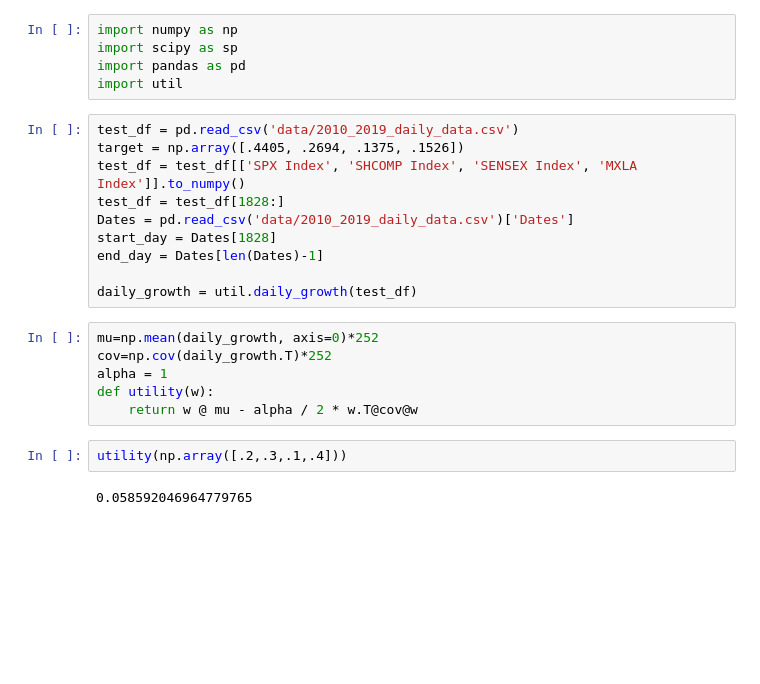
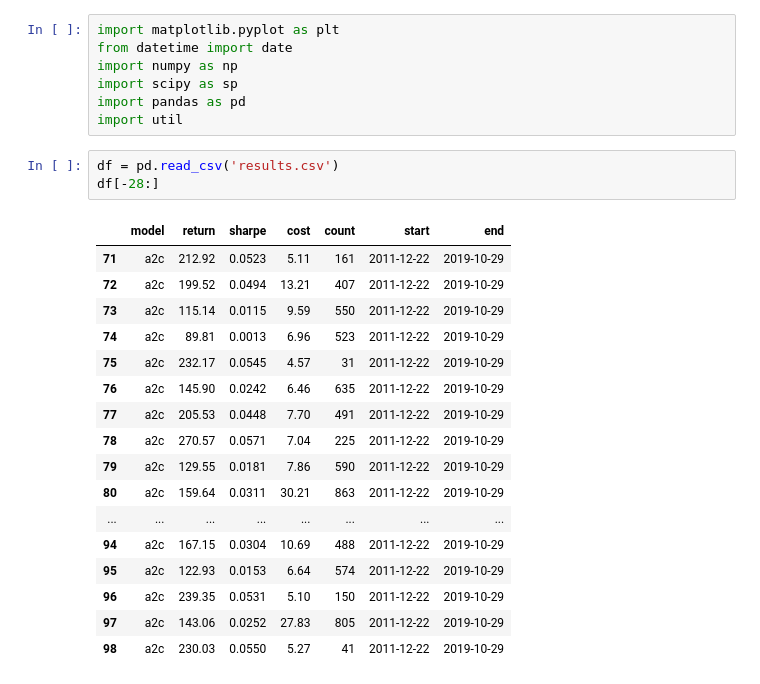
Before and after one commit to XGungo/AutoRebalanceRL, a Jupyter notebook: convex.ipynb, the cells around one changed output. Saved outputs shown, nothing was run; the diff lists cells and outputs as text; blank space fills up the shorter version.

```diff
--- a/convex.ipynb
+++ b/convex.ipynb
@@ -1,25 +1,28 @@
 # %%
+import matplotlib.pyplot as plt
+from datetime import date
 import numpy as np
 import scipy as sp
 import pandas as pd
 import util
-# %%
-test_df = pd.read_csv('data/2010_2019_daily_data.csv')
-target = np.array([.4405, .2694, .1375, .1526])
-test_df = test_df[['SPX Index', 'SHCOMP Index', 'SENSEX Index', 'MXLA Index']].to_numpy()
-test_df = test_df[1828:]
-Dates = pd.read_csv('data/2010_2019_daily_data.csv')['Dates']
-start_day = Dates[1828]
-end_day = Dates[len(Dates)-1]
-
-daily_growth = util.daily_growth(test_df)
-# %%
-mu=np.mean(daily_growth, axis=0)*252
-cov=np.cov(daily_growth.T)*252
-alpha = 1
-def utility(w):
-    return w @ mu - alpha / 2 * w.T@cov@w
-# %%
-utility(np.array([.2,.3,.1,.4]))
-# %% [output]
-0.058592046964779765
+# %%
+df = pd.read_csv('results.csv')
+df[-28:]
+# %% [output]
+|  | model | return | sharpe | cost | count | start | end |
+| 71 | a2c | 212.92 | 0.0523 | 5.11 | 161 | 2011-12-22 | 2019-10-29 |
+| 72 | a2c | 199.52 | 0.0494 | 13.21 | 407 | 2011-12-22 | 2019-10-29 |
+| 73 | a2c | 115.14 | 0.0115 | 9.59 | 550 | 2011-12-22 | 2019-10-29 |
+| 74 | a2c | 89.81 | 0.0013 | 6.96 | 523 | 2011-12-22 | 2019-10-29 |
+| 75 | a2c | 232.17 | 0.0545 | 4.57 | 31 | 2011-12-22 | 2019-10-29 |
+| 76 | a2c | 145.90 | 0.0242 | 6.46 | 635 | 2011-12-22 | 2019-10-29 |
+| 77 | a2c | 205.53 | 0.0448 | 7.70 | 491 | 2011-12-22 | 2019-10-29 |
+| 78 | a2c | 270.57 | 0.0571 | 7.04 | 225 | 2011-12-22 | 2019-10-29 |
+| 79 | a2c | 129.55 | 0.0181 | 7.86 | 590 | 2011-12-22 | 2019-10-29 |
+| 80 | a2c | 159.64 | 0.0311 | 30.21 | 863 | 2011-12-22 | 2019-10-29 |
+| ... | ... | ... | ... | ... | ... | ... | ... |
+| 94 | a2c | 167.15 | 0.0304 | 10.69 | 488 | 2011-12-22 | 2019-10-29 |
+| 95 | a2c | 122.93 | 0.0153 | 6.64 | 574 | 2011-12-22 | 2019-10-29 |
+| 96 | a2c | 239.35 | 0.0531 | 5.10 | 150 | 2011-12-22 | 2019-10-29 |
+| 97 | a2c | 143.06 | 0.0252 | 27.83 | 805 | 2011-12-22 | 2019-10-29 |
+| 98 | a2c | 230.03 | 0.0550 | 5.27 | 41 | 2011-12-22 | 2019-10-29 |
```
Also changed, not shown: parts of 15 cells of this notebook, 19 other files.
